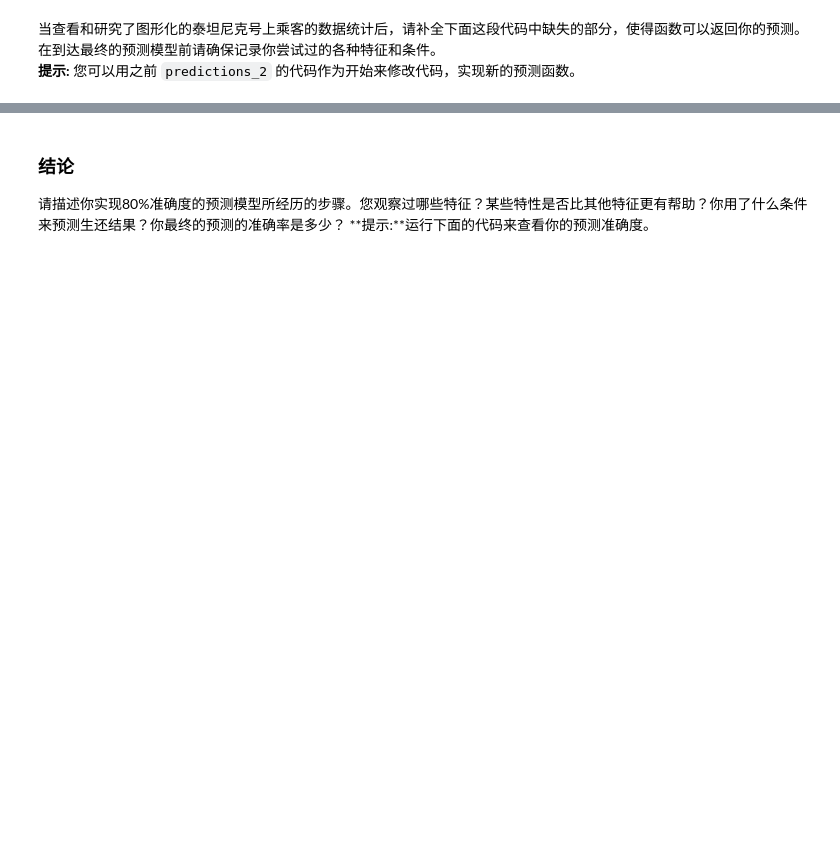
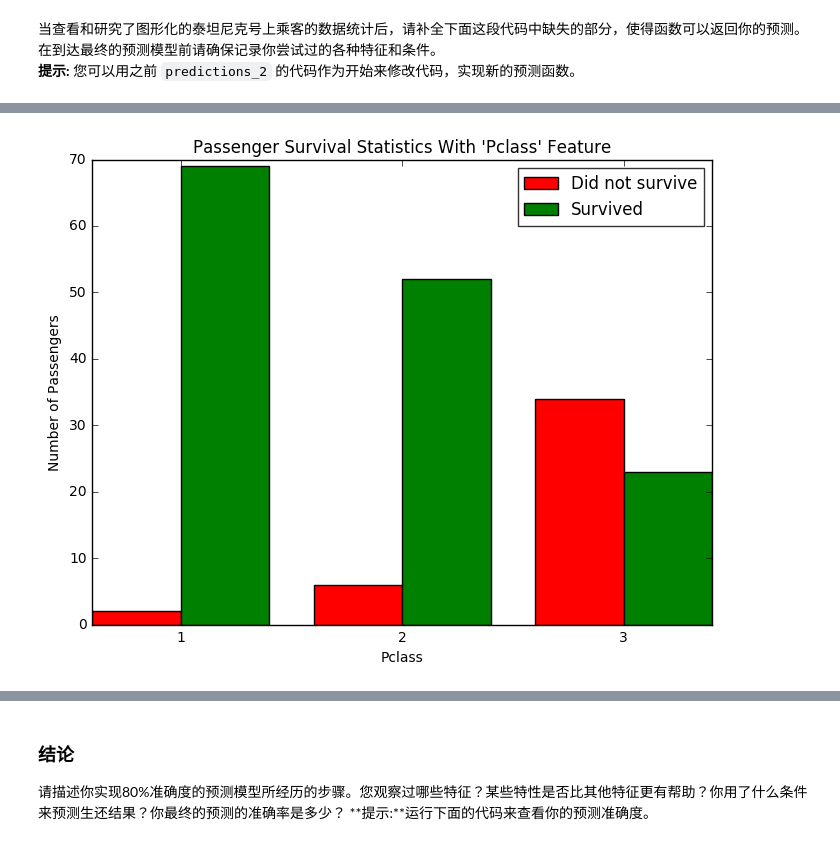
Before and after one commit to InfinityReder/machine-learning, a Jupyter notebook: projects/titanic_survival_exploration/titanic_survival_exploration.ipynb, the cells around one changed output, grey strips where cells are left out. Saved outputs shown, nothing was run; the diff lists cells and outputs as text; code cells hidden in the pictures; blank space fills up the shorter version.

```diff
--- a/projects/titanic_survival_exploration/titanic_survival_exploration.ipynb
+++ b/projects/titanic_survival_exploration/titanic_survival_exploration.ipynb
@@ -261,0 +271,5 @@ survival_stats(data, outcomes, 'Pclass', [])
+# %%
+survival_stats(data, outcomes, 'Pclass',["Age > 19","Sex == 'female'"] )
+# 认为在女性中，只要年龄大于19，Pclass == 3的就不在幸存名单
+# %% [output]
+[figure, added]
```
Also changed, not shown: parts of 14 cells of this notebook.
